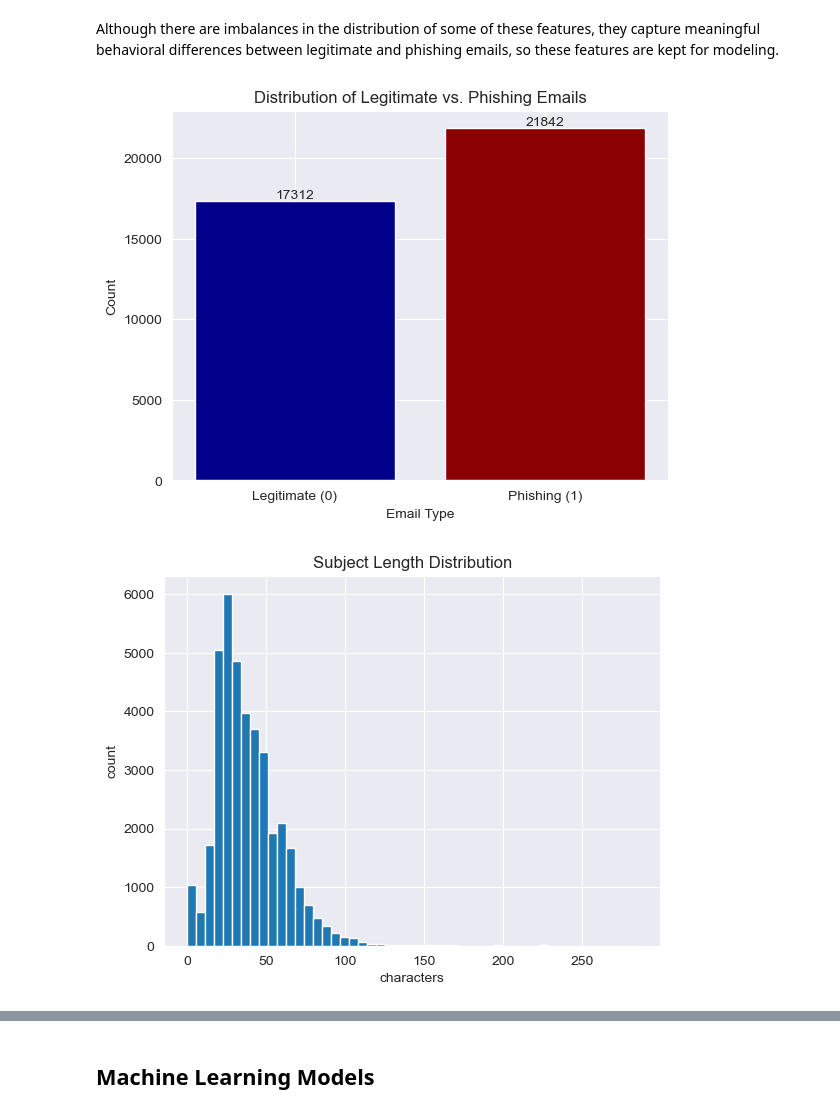
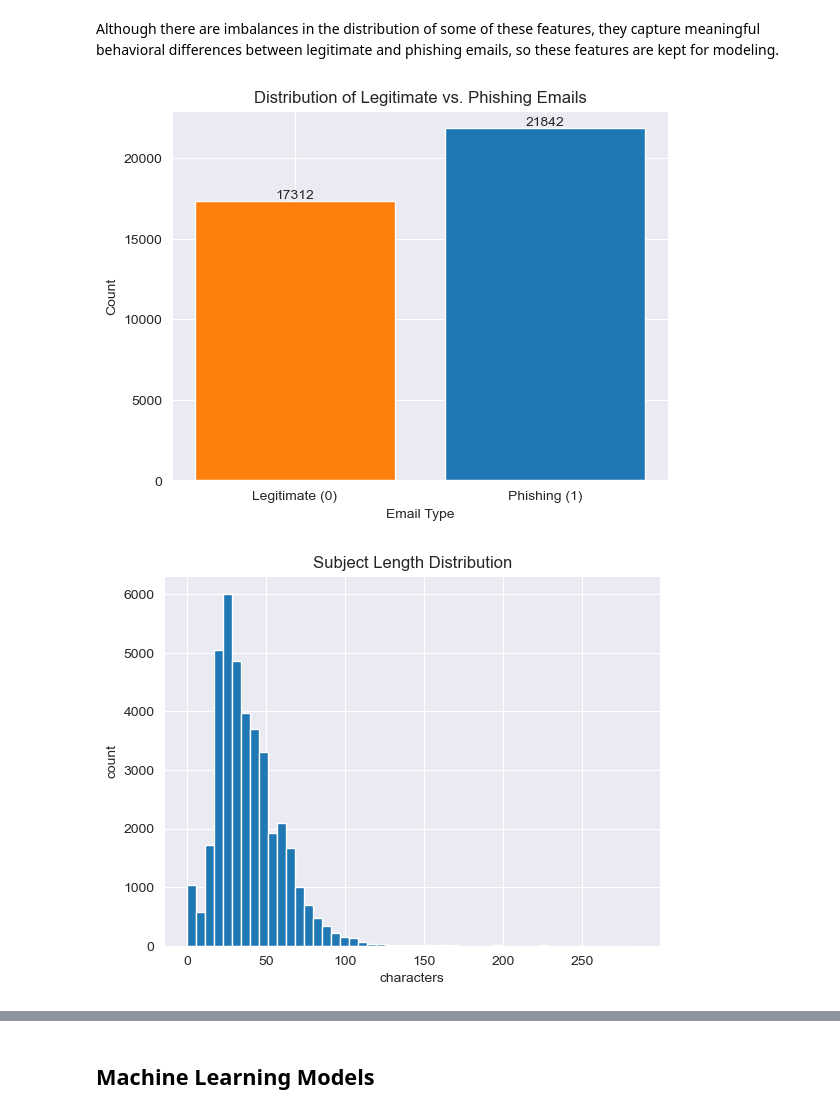
Before and after one commit to devKomori/machine-learning-fraud-analysis, a Jupyter notebook: final_project.ipynb, the cells around one changed output, grey strips where cells are left out. Cells and saved outputs as stored; diff of their text form; code cells hidden in the pictures.

Commit message:
Updated graph bar colors

```diff
--- a/final_project.ipynb
+++ b/final_project.ipynb
@@ -119,41 +119,43 @@ df["n_urls"] = (
 df["subject_len"] = df["subject"].str.len()
 df["body_len"] = df["body"].str.len()
 
+bar_colors = ['#1f77b4', '#ff7f0e']
+
 # Legit vs Phishing Count
 count = df['label'].value_counts()
-bars = plt.bar(count.index, count.values, color=['darkred', 'darkblue'])
+bars = plt.bar(count.index, count.values, color=bar_colors)
 plt.title('Distribution of Legitimate vs. Phishing Emails')
 plt.xlabel('Email Type')
 plt.ylabel('Count')
 plt.xticks([0, 1], ['Legitimate (0)', 'Phishing (1)'])
 plt.bar_label(bars, fmt='%d', fontsize=10)
 plt.show()
 
 # Subject length
 plt.figure()
 df["subject_len"].plot(kind="hist", bins=50)
 plt.title("Subject Length Distribution")
 plt.xlabel("characters")
 plt.ylabel("count")
 plt.show()
 
 #Body length
 plt.figure()
 df["body_len"].clip(upper=df["body_len"].quantile(0.99)).plot(kind="hist", bins=50)
 plt.title("Body Length Distribution")
 plt.xlabel("characters")
 plt.ylabel("count")
 plt.show()
 
 # URL's per email count
 plt.figure()
 df["n_urls"].clip(upper=10).plot(kind="hist", bins=30)
 plt.title("URL Count")
 plt.xlabel("# of URLs")
 plt.ylabel("count")
 plt.show()
 # %% [output]
-[figure, old version]
+[figure, new version]
 [figure]
 [figure]
 [figure]
```
Also changed, not shown: parts of 1 cell of this notebook.
